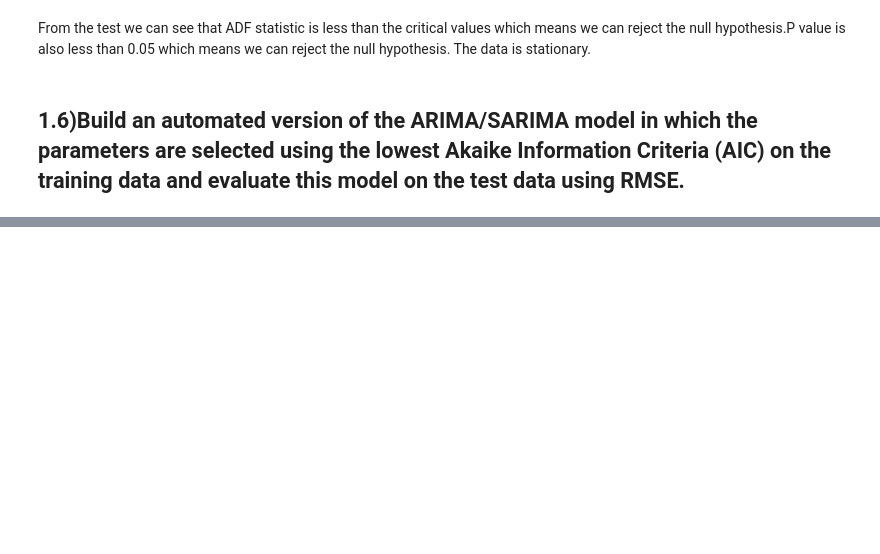
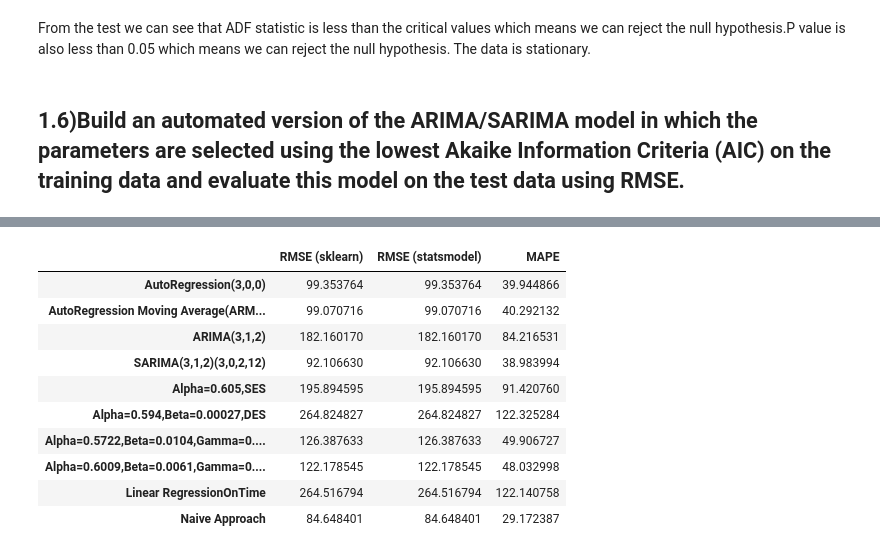
Before and after one commit to Arpita-Bayen/TSF, a Jupyter notebook: TSF Shoe Sales-Arpita Bayen .ipynb, the cells around one changed output, grey strips where cells are left out. Cells and saved outputs as stored; diff of their text form; code cells hidden in the pictures; blank space fills up the shorter version.

```diff
--- a/TSF Shoe Sales-Arpita Bayen .ipynb
+++ b/TSF Shoe Sales-Arpita Bayen .ipynb
@@ -1493,0 +1599,4 @@ plt.legend(fontsize =20, loc='upper left')
+# %%
+#Calcuating MAPE
+MAPE_SARIMA=MAPE(test['Shoe_Sales'],pred_SARIMA)
+MAPE_SARIMA
@@ -1493,0 +1605,7 @@ plt.legend(fontsize =20, loc='upper left')
+# %%
+#calculating RMSE
+RMSE_SARIMA_sklearn=mean_squared_error(test['Shoe_Sales'],pred_SARIMA,squared=False)
+print('SARIMA RMSE(calculated using sklearn):',RMSE_SARIMA_sklearn)
+#different way to calculate RMSE
+RMSE_SARIMA_sm=em.rmse(test['Shoe_Sales'],pred_SARIMA)
+print('SARIMA RMSE (calculated using statsmodels):',RMSE_SARIMA_sm)
@@ -1493,0 +1615,4 @@ plt.legend(fontsize =20, loc='upper left')
+# %%
+resultsDf_SARIMA = pd.DataFrame({'RMSE (sklearn)': [RMSE_SARIMA_sklearn],'RMSE (statsmodel)': [RMSE_SARIMA_sm],'MAPE': [MAPE_SARIMA]},index=['SARIMA(3,1,2)(3,0,2,12)'])
+result_tempSARIMA=pd.concat([resultsDf_AR,resultsDf_ARMA,resultsDf_ARIMA,resultsDf_SARIMA])
+result_tempSARIMA
@@ -1493,0 +1642,16 @@ plt.legend(fontsize =20, loc='upper left')
+# %%
+#printing all the result together
+result_Shoe_Sales=pd.concat([result_tempSARIMA,resultsDf_temp])
+result_Shoe_Sales
+# %% [output]
+|  | RMSE (sklearn) | RMSE (statsmodel) | MAPE |
+| AutoRegression(3,0,0) | 99.353764 | 99.353764 | 39.944866 |
+| AutoRegression Moving Average(ARM... | 99.070716 | 99.070716 | 40.292132 |
+| ARIMA(3,1,2) | 182.160170 | 182.160170 | 84.216531 |
+| SARIMA(3,1,2)(3,0,2,12) | 92.106630 | 92.106630 | 38.983994 |
+| Alpha=0.605,SES | 195.894595 | 195.894595 | 91.420760 |
+| Alpha=0.594,Beta=0.00027,DES | 264.824827 | 264.824827 | 122.325284 |
+| Alpha=0.5722,Beta=0.0104,Gamma=0.... | 126.387633 | 126.387633 | 49.906727 |
+| Alpha=0.6009,Beta=0.0061,Gamma=0.... | 122.178545 | 122.178545 | 48.032998 |
+| Linear RegressionOnTime | 264.516794 | 264.516794 | 122.140758 |
+| Naive Approach | 84.648401 | 84.648401 | 29.172387 |
```
Also changed, not shown: parts of 105 cells of this notebook.
